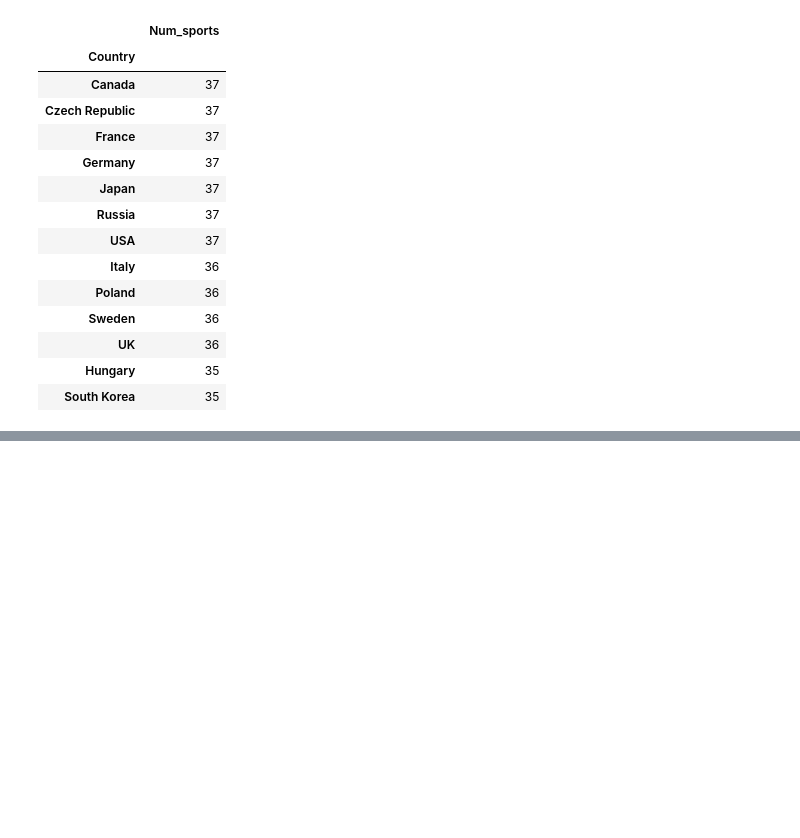
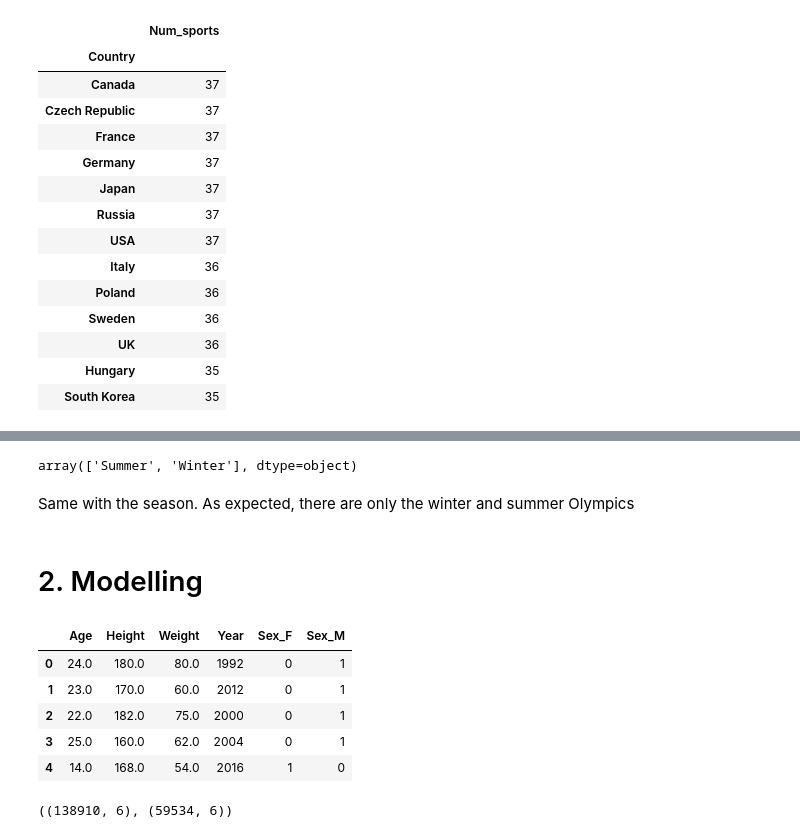
Before and after one commit to SidMurthy97/Classification_of_olympians, a Jupyter notebook: analysis.ipynb, the cells around one changed output, grey strips where cells are left out. Cells and saved outputs as stored; diff of their text form; code cells hidden in the pictures; blank space fills up the shorter version.

```diff
--- a/analysis.ipynb
+++ b/analysis.ipynb
@@ -263,0 +274,10 @@ num_participated_sports[num_participated_sports["Num_sports"] > num_participated
+# %%
+athlete_data.Season.unique()
+# %% [output]
+array(['Summer', 'Winter'], dtype=object)
+# %% [markdown]
+Same with the season. As expected, there are only the winter and summer Olympics
+# %%
+athlete_data_encoded = pd.get_dummies(athlete_data,columns=["Sex","Season"])
+# %% [markdown]
+# 2. Modelling
@@ -263,0 +288,11 @@ num_participated_sports[num_participated_sports["Num_sports"] > num_participated
+# %%
+#train on sex, age, height, weight, season, year and region
+X = athlete_data_encoded.drop(columns=["Name","Sport","City","Medal","Games","Team","region", "Season_Summer","Season_Winter"])
+X.head()
+# %% [output]
+|  | Age | Height | Weight | Year | Sex_F | Sex_M |
+| 0 | 24.0 | 180.0 | 80.0 | 1992 | 0 | 1 |
+| 1 | 23.0 | 170.0 | 60.0 | 2012 | 0 | 1 |
+| 2 | 22.0 | 182.0 | 75.0 | 2000 | 0 | 1 |
+| 3 | 25.0 | 160.0 | 62.0 | 2004 | 0 | 1 |
+| 4 | 14.0 | 168.0 | 54.0 | 2016 | 1 | 0 |
@@ -263,0 +301,7 @@ num_participated_sports[num_participated_sports["Num_sports"] > num_participated
+# %%
+#do a test train split
+
+X_train, X_test, y_train, y_test = train_test_split(X, y, train_size=0.7, random_state=42)
+X_train.shape, X_test.shape
+# %% [output]
+((138910, 6), (59534, 6))
```
Also changed, not shown: parts of 12 cells of this notebook.
